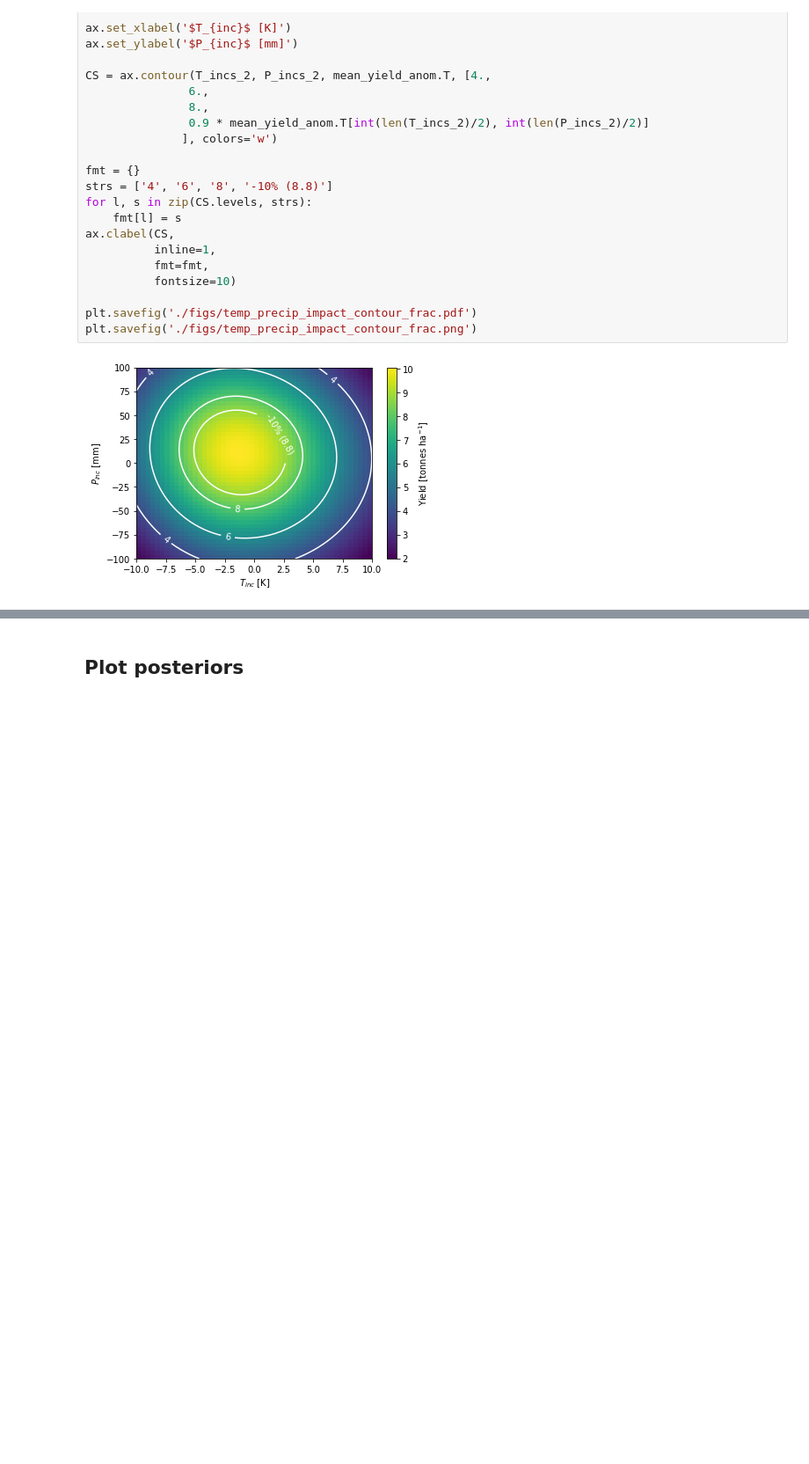
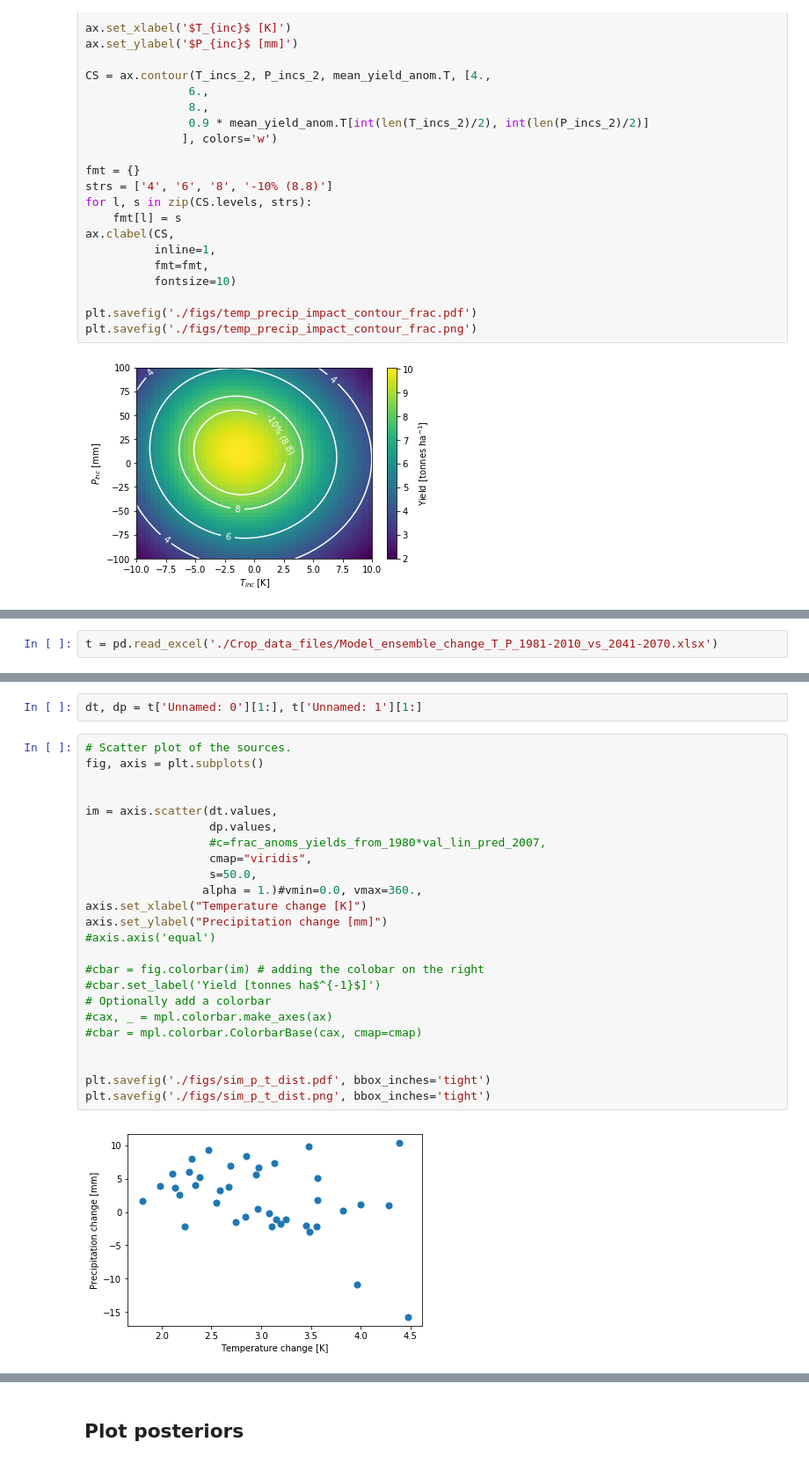
Before and after one commit to AnisaAubin/facynation, a Jupyter notebook: 8_mean_yield_fracs.ipynb, the cells around one changed output, grey strips where cells are left out. Shown at 88% size. Drawn from its saved outputs; the diff is of its cells as text; blank space fills up the shorter version.

```diff
--- a/8_mean_yield_fracs.ipynb
+++ b/8_mean_yield_fracs.ipynb
@@ -1498,0 +1536,2 @@ plt.savefig('./figs/temp_precip_impact_contour_frac.png')
+# %%
+t = pd.read_excel('./Crop_data_files/Model_ensemble_change_T_P_1981-2010_vs_2041-2070.xlsx')
@@ -1498,0 +1558,28 @@ plt.savefig('./figs/temp_precip_impact_contour_frac.png')
+# %%
+dt, dp = t['Unnamed: 0'][1:], t['Unnamed: 1'][1:]
+# %%
+# Scatter plot of the sources.
+fig, axis = plt.subplots()
+
+
+im = axis.scatter(dt.values,
+                  dp.values,
+                  #c=frac_anoms_yields_from_1980*val_lin_pred_2007,
+                  cmap="viridis",
+                  s=50.0,
+                 alpha = 1.)#vmin=0.0, vmax=360.,
+axis.set_xlabel("Temperature change [K]")
+axis.set_ylabel("Precipitation change [mm]")
+#axis.axis('equal')
+
+#cbar = fig.colorbar(im) # adding the colobar on the right
+#cbar.set_label('Yield [tonnes ha$^{-1}$]')
+# Optionally add a colorbar
+#cax, _ = mpl.colorbar.make_axes(ax)
+#cbar = mpl.colorbar.ColorbarBase(cax, cmap=cmap)
+
+
+plt.savefig('./figs/sim_p_t_dist.pdf', bbox_inches='tight')
+plt.savefig('./figs/sim_p_t_dist.png', bbox_inches='tight')
+# %% [output]
+[figure, added]
```
Also changed, not shown: parts of 19 cells of this notebook.
